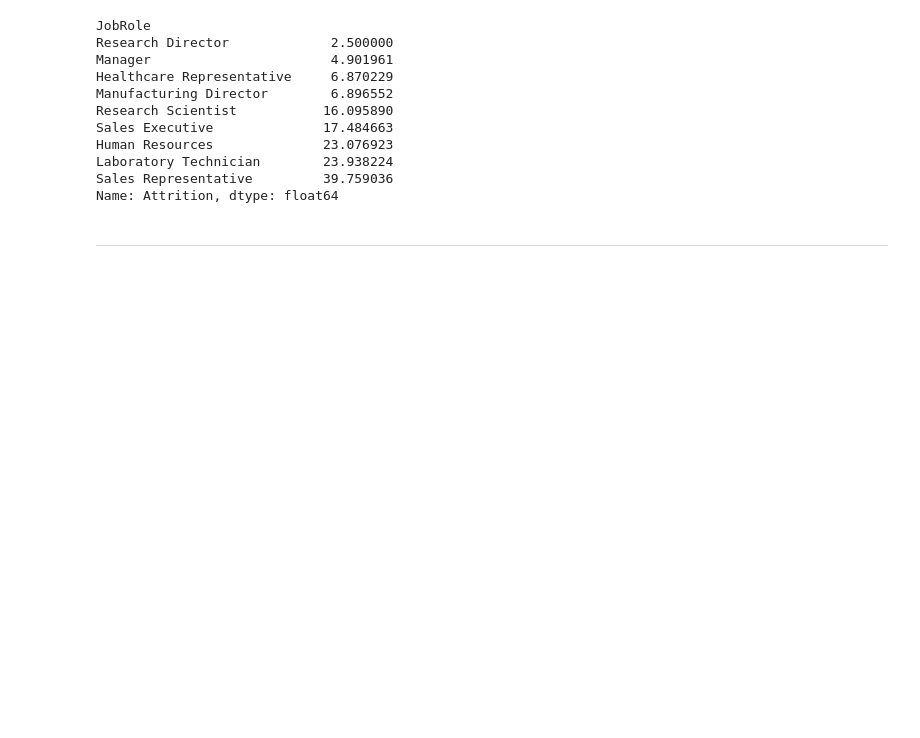
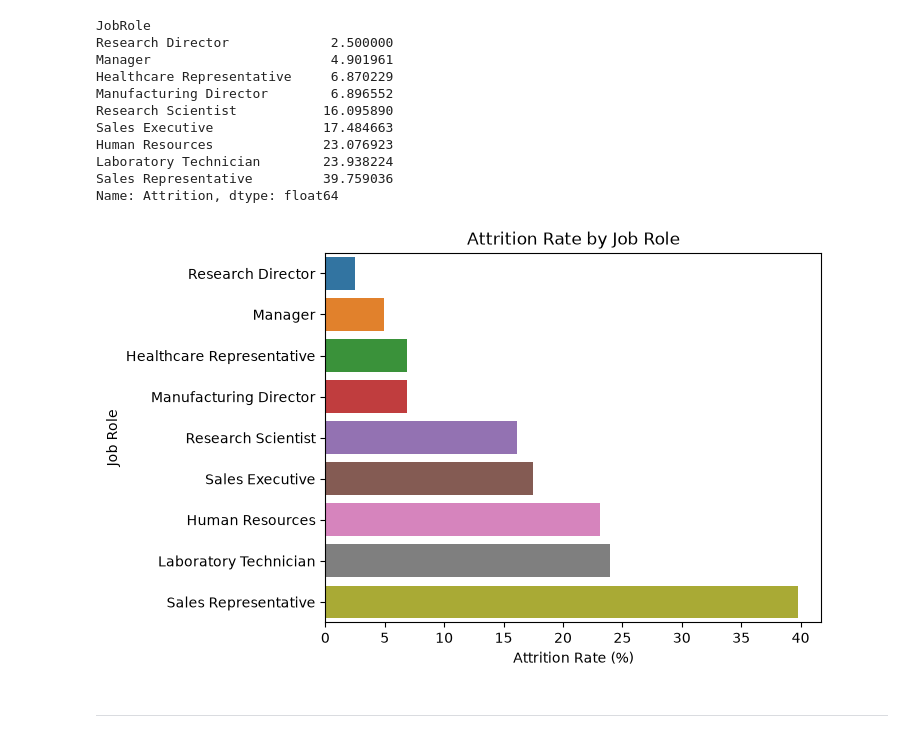
Before and after one commit to sepidehsomeh/employee-attrition-hackathon, a Jupyter notebook: jupyter_notebooks/03-Visualisation.ipynb, the cells around one changed output. Saved outputs shown, nothing was run; the diff lists cells and outputs as text; code cells hidden in the pictures; blank space fills up the shorter version.

```diff
--- a/jupyter_notebooks/03-Visualisation.ipynb
+++ b/jupyter_notebooks/03-Visualisation.ipynb
@@ -191,3 +188,17 @@ fig.show()
+# %%
+sns.barplot(
+    x=jobrole_attrition.values,
+    y=jobrole_attrition.index,
+    hue=jobrole_attrition.index,
+    legend=False
+)
+
+plt.title("Attrition Rate by Job Role")
+plt.xlabel("Attrition Rate (%)")
+plt.ylabel("Job Role")
+plt.show()
+# %% [output]
+[figure, added]
 # %% [markdown]
 ---
 # %% [markdown]
```
Also changed, not shown: parts of 16 cells of this notebook, 10 other files.
